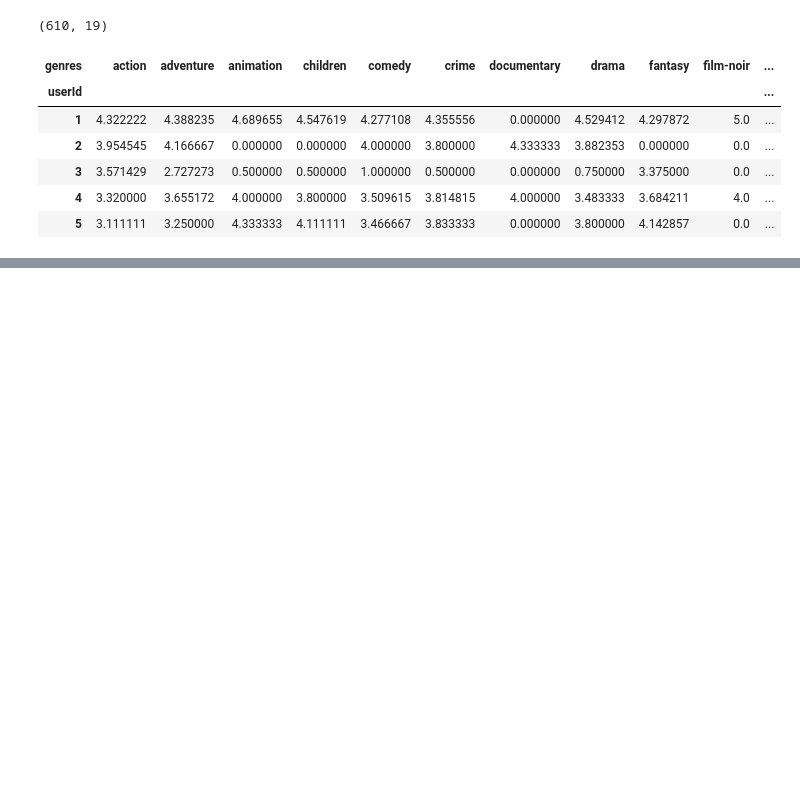
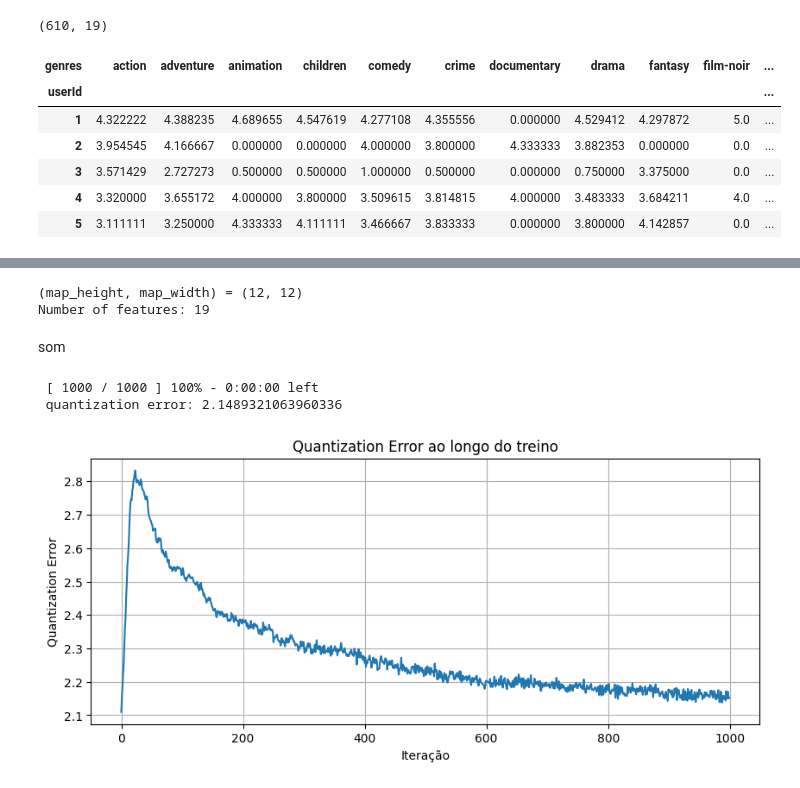
Before and after one commit to rafaelaferr04/ml-latest-small, a Jupyter notebook: ml-latest-small/Notebook_MovieLens.ipynb, the cells around one changed output, grey strips where cells are left out. Drawn from its saved outputs; the diff is of its cells as text; code cells hidden in the pictures; blank space fills up the shorter version.

```diff
--- a/ml-latest-small/Notebook_MovieLens.ipynb
+++ b/ml-latest-small/Notebook_MovieLens.ipynb
@@ -710,0 +801,48 @@ print(f"Samples: {n_samples}, Features: {n_features}")
+# %%
+map_size   = 5 * math.sqrt(n_samples)          # ≈ 123.5
+map_height = map_width = math.ceil(math.sqrt(map_size))  # ceil(11.1) = 12
+
+print(f"(map_height, map_width) = ({map_height}, {map_width})")
+print(f"Number of features: {n_features}")
+# → (map_height, map_width) = (12, 12)
+# %% [output]
+(map_height, map_width) = (12, 12)
+Number of features: 19
+# %% [markdown]
+som
+# %%
+som = MiniSom(
+    x=map_height,
+    y=map_width,
+    input_len=n_features,
+    sigma=1.5,
+    learning_rate=0.5,
+    neighborhood_function='gaussian',
+    random_seed=1
+)
+
+som.pca_weights_init(features)   # inicializar com PCA como no Class8
+som.train(data=features, num_iteration=1000, verbose=True)
+# %% [output]
+ [ 1000 / 1000 ] 100% - 0:00:00 left
+ quantization error: 2.1489321063960336
+# %%
+# Versão com erro ao longo do tempo (como no exemplo das cores)
+quantization_errors = []
+som2 = MiniSom(map_height, map_width, n_features, sigma=1.5,
+               learning_rate=0.5, random_seed=1)
+som2.random_weights_init(features)
+
+for i in range(1000):
+    som2.train_random(features, i + 1)
+    quantization_errors.append(som2.quantization_error(features))
+
+plt.figure(figsize=(10, 4))
+plt.plot(quantization_errors)
+plt.title('Quantization Error ao longo do treino')
+plt.xlabel('Iteração')
+plt.ylabel('Quantization Error')
+plt.grid(True)
+plt.show()
+# %% [output]
+[figure, added]
```
Also changed, not shown: parts of 15 cells of this notebook.
